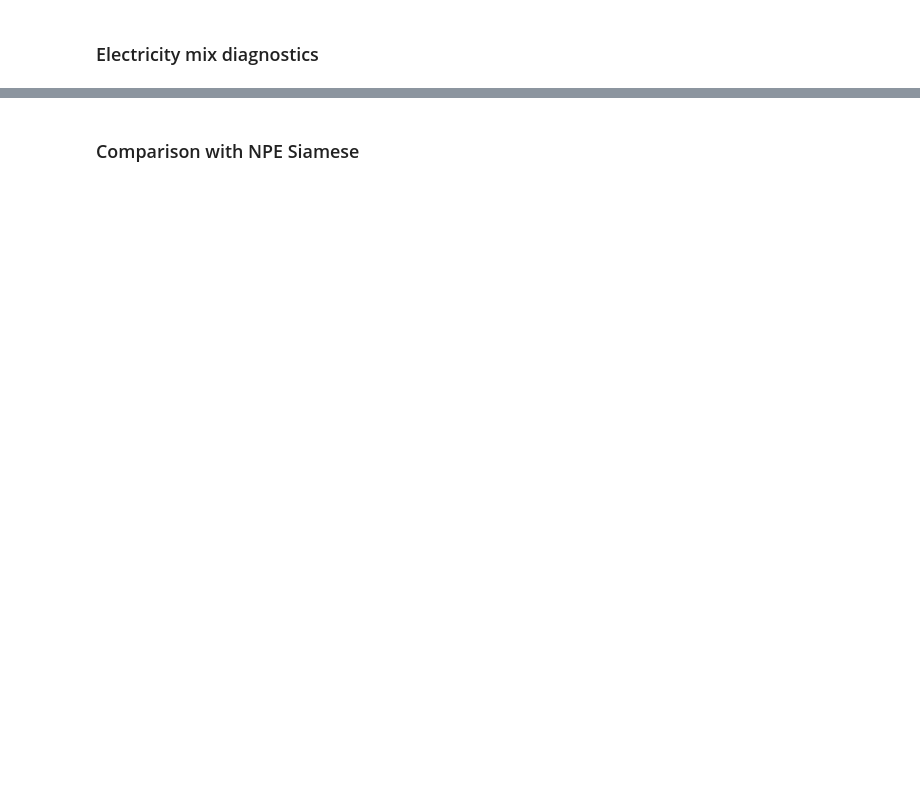
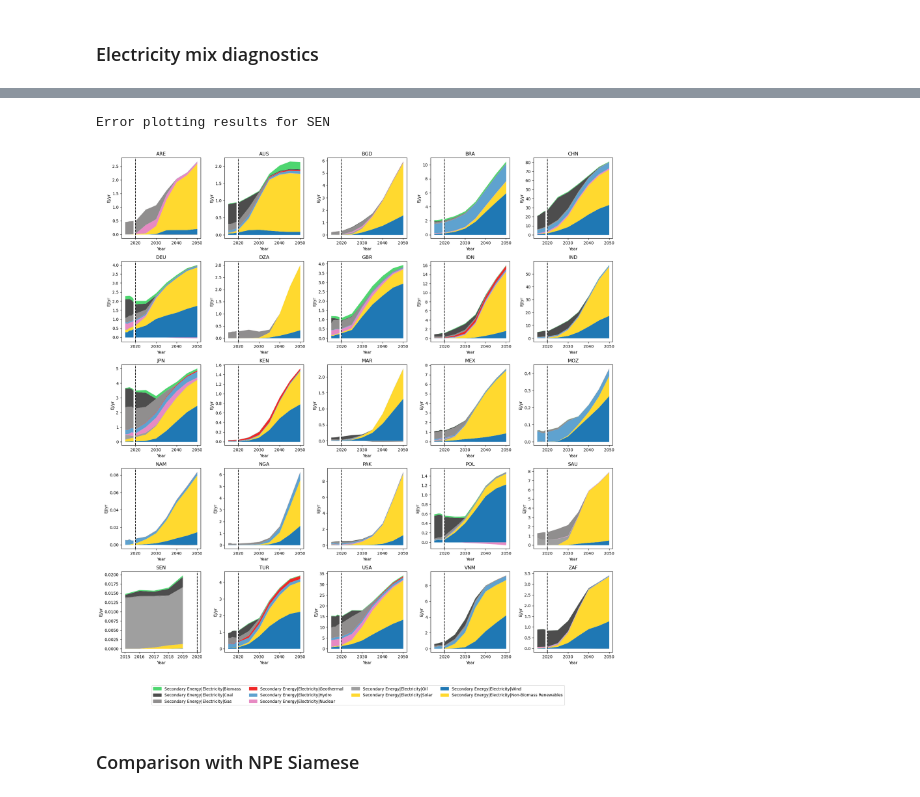
Before and after one commit to fabiosferra/DSCALE, a Jupyter notebook: notebook/explore_power_and_primary.ipynb, the cells around one changed output, grey strips where cells are left out. Saved outputs shown, nothing was run; the diff lists cells and outputs as text; code cells hidden in the pictures; blank space fills up the shorter version.

```diff
--- a/notebook/explore_power_and_primary.ipynb
+++ b/notebook/explore_power_and_primary.ipynb
@@ -327,3 +293,58 @@ plt.savefig(f'../results/7_Diagnostics/{dscale_project}/{dscale_suffix}/power_di
+# %%
+year_proj = [2020,
+ 2025,
+ 2030,
+ 2035,
+ 2040,
+ 2045,
+ 2050,
+#  2055,
+#  2060,
+#  2065,
+#  2070,
+#  2075,
+#  2080,
+#  2085,
+#  2090,
+#  2095,
+#  2100]
+]
+f, axes = plt.subplots(nrows=5, ncols=5, figsize=(18, 18))
+
+# colors = [color_map[v] for v in power_mix_var]
+
+for count, ax in enumerate(axes.ravel()):
+
+    try:
+        dscale_results.filter(
+            scenario='NPE-core',
+            region=IKEA_ISOS[count],
+            variable=power_mix_var[:-1],
+            year = year_proj
+        ).plot.stack(ax=ax,)
+    except:
+        print(f'Error plotting results for {IKEA_ISOS[count]}')
+
+    hist_data_iea.filter(
+        region=IKEA_ISOS[count],
+        variable=power_mix_var[:-1],
+        year=[2015, 2016, 2017, 2018, 2019]
+    ).plot.stack(ax=ax)
+
+    ax.axvline(x=2020, color='k', ls='--')
+    ax.set_title(IKEA_ISOS[count])
+    ax.legend().remove()
+
+# ax.legend(ncols=4,loc='center',bbox_to_anchor=[0.5,-0.05])
+
+# f.suptitle('Power sector mix',fontsize=14,fontweight='bold')
+f.legend(power_legend_key,[l.get_label() for l in power_legend_key],ncols=4,loc='center',bbox_to_anchor=[0.5,-0.05])
+plt.tight_layout()
+Path(f'../results/7_Diagnostics/{dscale_project}/{dscale_suffix}/power_diagnostics').mkdir(parents=True,exist_ok=True)
+plt.savefig(f'../results/7_Diagnostics/{dscale_project}/{dscale_suffix}/power_diagnostics/fuel_mix.png',dpi=300)
+# %% [output]
+Error plotting results for SEN
+[figure, added]
 # %% [markdown]
 ### Comparison with NPE Siamese
 # %%
```
Also changed, not shown: parts of 12 cells of this notebook, 3 other files.
